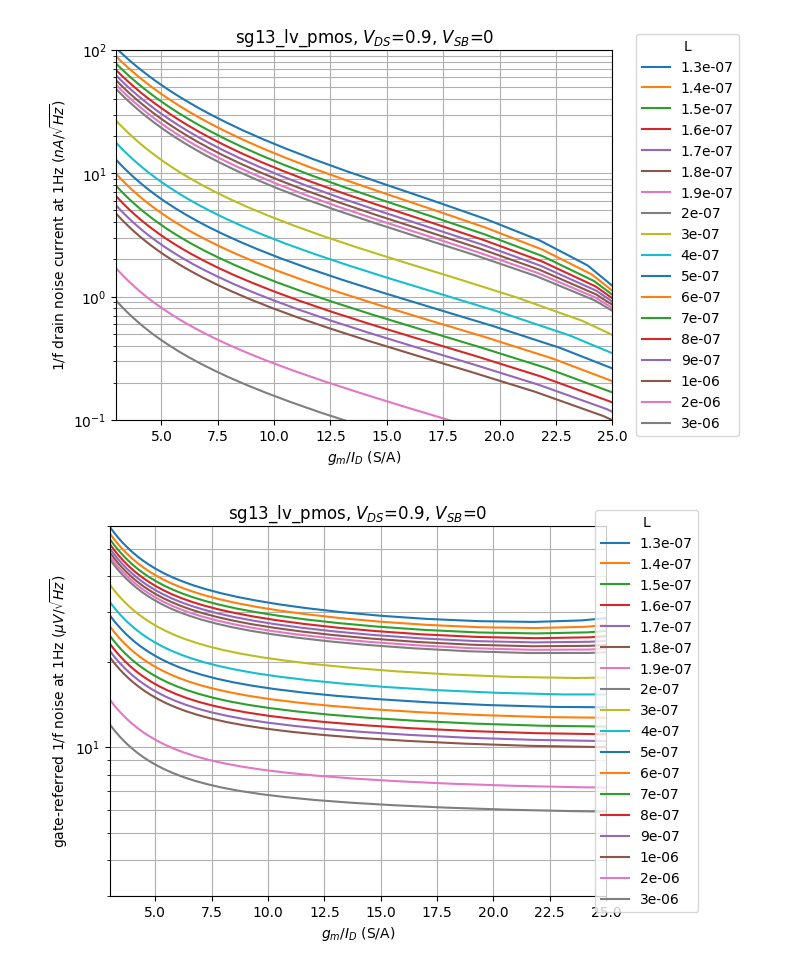
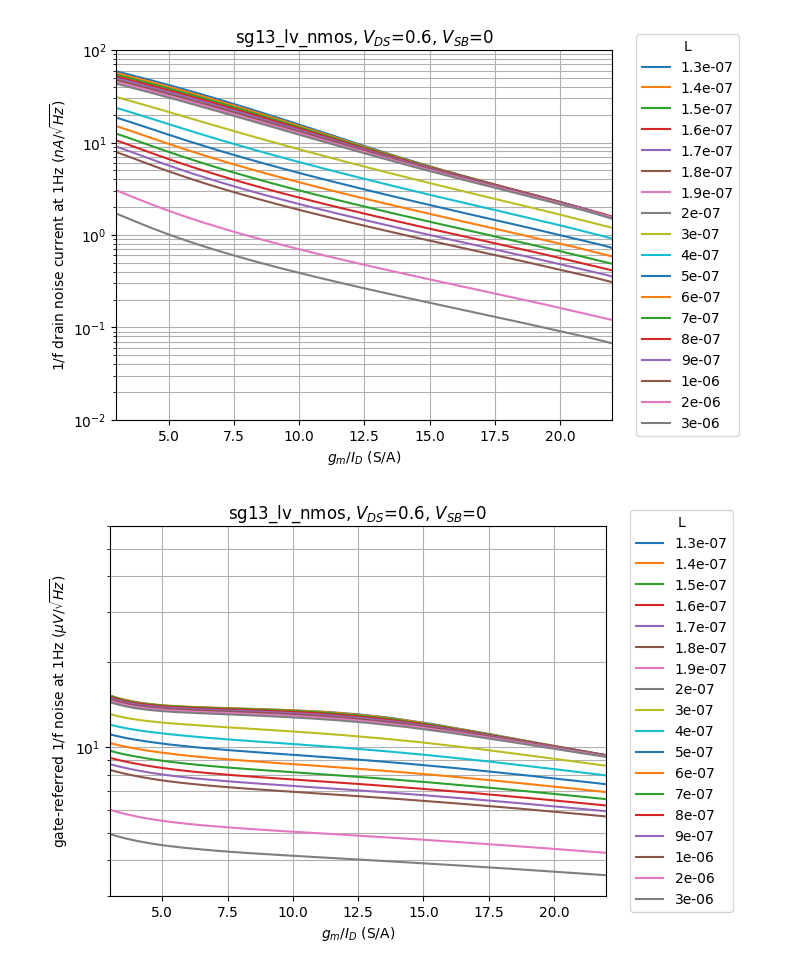
Before and after one commit to tatuc/Book-on-gm-ID-design, a Jupyter notebook: starter_files_open_source_tools/ihp-sg13g2/techsweep_plots_from_mat.ipynb, the cells around one changed output. Drawn from its saved outputs; the diff is of its cells as text; code cells hidden in the pictures.

```diff
--- a/starter_files_open_source_tools/ihp-sg13g2/techsweep_plots_from_mat.ipynb
+++ b/starter_files_open_source_tools/ihp-sg13g2/techsweep_plots_from_mat.ipynb
@@ -4,7 +4,7 @@ import scipy.constants as sc
 import matplotlib.pyplot as plt
 from pygmid import Lookup as lk
 # %%
-choice = 1  #start from 0
+choice = 0  #start from 0
 devices = ['sg13_lv_nmos', 'sg13_lv_pmos', 'sg13_hv_nmos', 'sg13_hv_pmos']
 # widths used for characterization
 w = np.array([5, 5, 5, 5])
@@ -136,8 +136,8 @@ sfl = fet.lookup('SFL', L=l, VDS=VDS1, VSB=VSB1)**0.5
 fig, ax = plt.subplots()
 ax.semilogy(gm_id2.transpose(), sfl.transpose()/1e-9)
 ax.legend(loc='center right', bbox_to_anchor=(1.27, 0.5), title='L', labels=l.tolist())
-plt.xlim(3, 25)
-plt.ylim(0.1, 100)
+plt.xlim(3, 22)
+plt.ylim(1e-2, 1e2)
 plt.xlabel('$g_m/I_D$ (S/A)')
 plt.ylabel('1/f drain noise current at 1Hz ($nA/ \sqrt{Hz}$)')
 plt.grid(which='minor')
@@ -145,21 +145,21 @@ plt.grid(which='major')
 plt.title(devices[choice]+', $V_{DS}$='+str(VDS1)+', $V_{SB}$='+str(VSB1))
 plt.show()
 # %% [output]
-[figure, old version]
+[figure, new version]
 # %%
 # plot gate-referred 1/f noise at 1Hz versus gm/ID for all L
 sfl_gate = fet.lookup('SFL', L=l, VDS=VDS1, VSB=VSB1)**0.5 / fet.lookup('GM', L=l, VDS=VDS1, VSB=VSB1)
 
 fig, ax = plt.subplots()
 ax.semilogy(gm_id2.transpose(), sfl_gate.transpose()/1e-6)
-ax.legend(loc='center right', bbox_to_anchor=(1.2, 0.5), title='L', labels=l.tolist())
-plt.xlim(3, 25)
+ax.legend(loc='center right', bbox_to_anchor=(1.27, 0.5), title='L', labels=l.tolist())
+plt.xlim(3, 22)
 plt.ylim(3, 60)
 plt.xlabel('$g_m/I_D$ (S/A)')
 plt.ylabel('gate-referred 1/f noise at 1Hz ($\mu V/ \sqrt{Hz}$)')
 plt.grid(which='minor')
 plt.grid(which='major')
 plt.title(devices[choice]+', $V_{DS}$='+str(VDS1)+', $V_{SB}$='+str(VSB1))
 plt.show()
 # %% [output]
-[figure, old version]
+[figure, new version]
```
Also changed, not shown: parts of 7 cells of this notebook, 16 other files.
